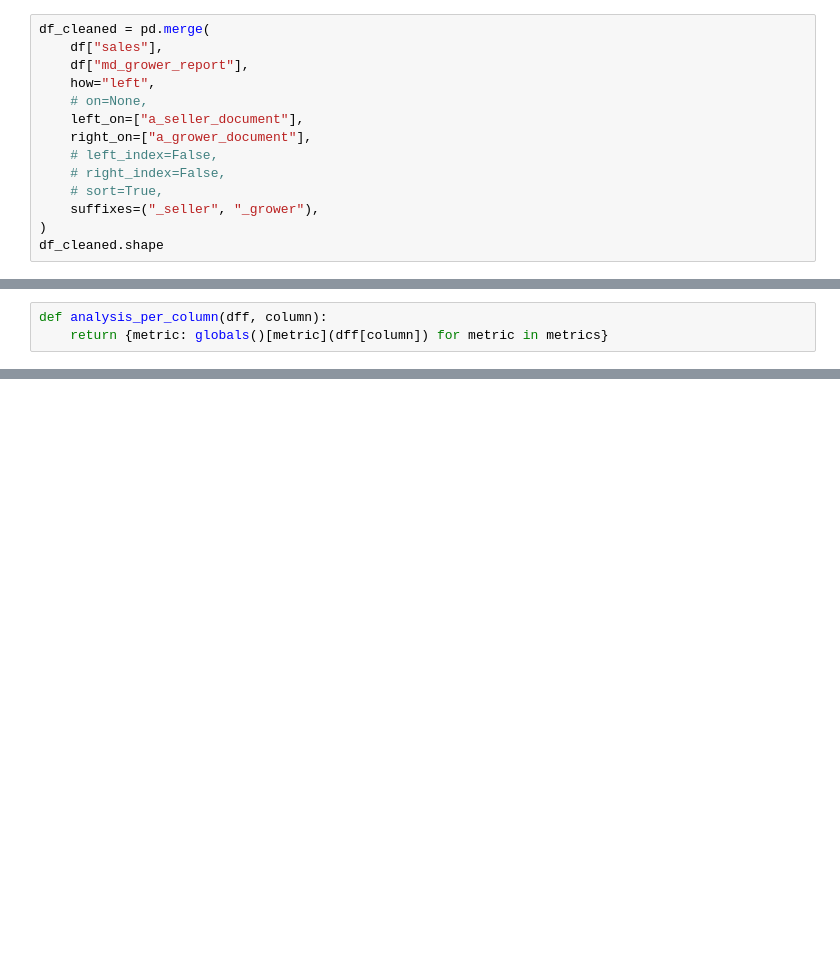
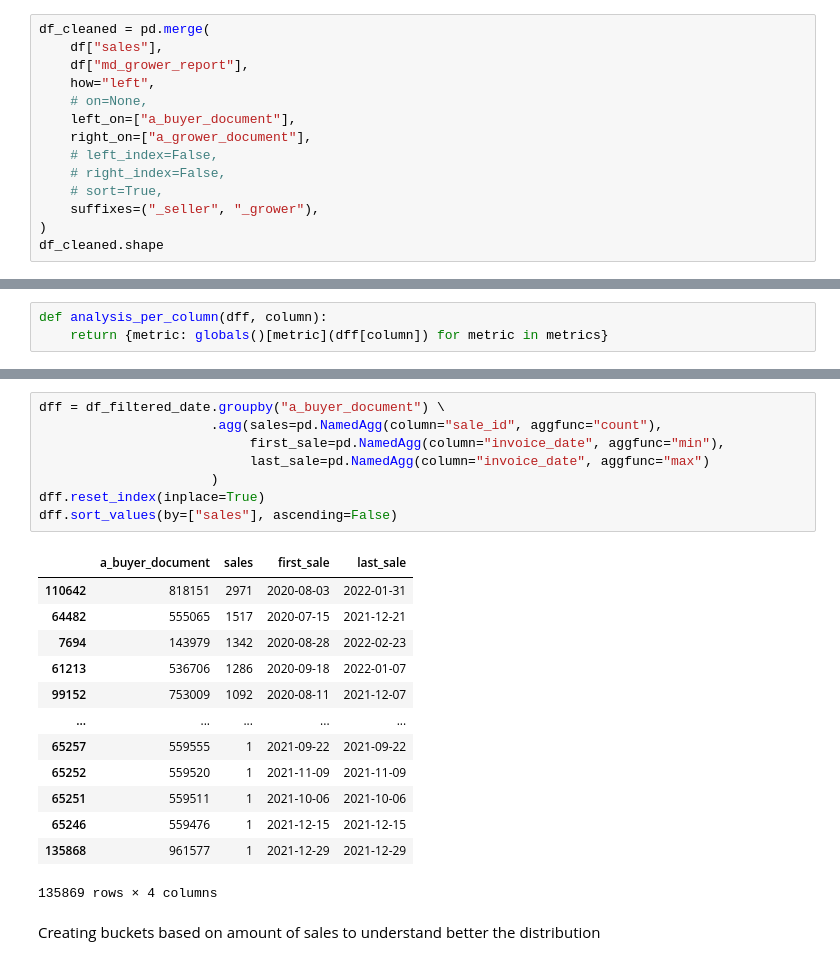
Before and after one commit to jpedrojpedro/maxxidata-jupyter, a Jupyter notebook: notebooks/exemplo-csv.ipynb, the cells around one changed output, grey strips where cells are left out. Cells and saved outputs as stored; diff of their text form; blank space fills up the shorter version.

```diff
--- a/notebooks/exemplo-csv.ipynb
+++ b/notebooks/exemplo-csv.ipynb
@@ -87,7 +95,7 @@ df_cleaned = pd.merge(
     df["md_grower_report"],
     how="left",
     # on=None,
-    left_on=["a_seller_document"],
+    left_on=["a_buyer_document"],
     right_on=["a_grower_document"],
     # left_index=False,
     # right_index=False,
@@ -234,0 +286,24 @@ analysis_per_column(df["md_grower_report"], "a_grower_document")
+# %%
+dff = df_filtered_date.groupby("a_buyer_document") \
+                      .agg(sales=pd.NamedAgg(column="sale_id", aggfunc="count"),
+                           first_sale=pd.NamedAgg(column="invoice_date", aggfunc="min"),
+                           last_sale=pd.NamedAgg(column="invoice_date", aggfunc="max")
+                      )
+dff.reset_index(inplace=True)
+dff.sort_values(by=["sales"], ascending=False)
+# %% [output]
+|  | a_buyer_document | sales | first_sale | last_sale |
+| 110642 | 818151 | 2971 | 2020-08-03 | 2022-01-31 |
+| 64482 | 555065 | 1517 | 2020-07-15 | 2021-12-21 |
+| 7694 | 143979 | 1342 | 2020-08-28 | 2022-02-23 |
+| 61213 | 536706 | 1286 | 2020-09-18 | 2022-01-07 |
+| 99152 | 753009 | 1092 | 2020-08-11 | 2021-12-07 |
+| ... | ... | ... | ... | ... |
+| 65257 | 559555 | 1 | 2021-09-22 | 2021-09-22 |
+| 65252 | 559520 | 1 | 2021-11-09 | 2021-11-09 |
+| 65251 | 559511 | 1 | 2021-10-06 | 2021-10-06 |
+| 65246 | 559476 | 1 | 2021-12-15 | 2021-12-15 |
+| 135868 | 961577 | 1 | 2021-12-29 | 2021-12-29 |
+135869 rows × 4 columns
+# %% [markdown]
+Creating buckets based on amount of sales to understand better the distribution
```
Also changed, not shown: parts of 19 cells of this notebook.
